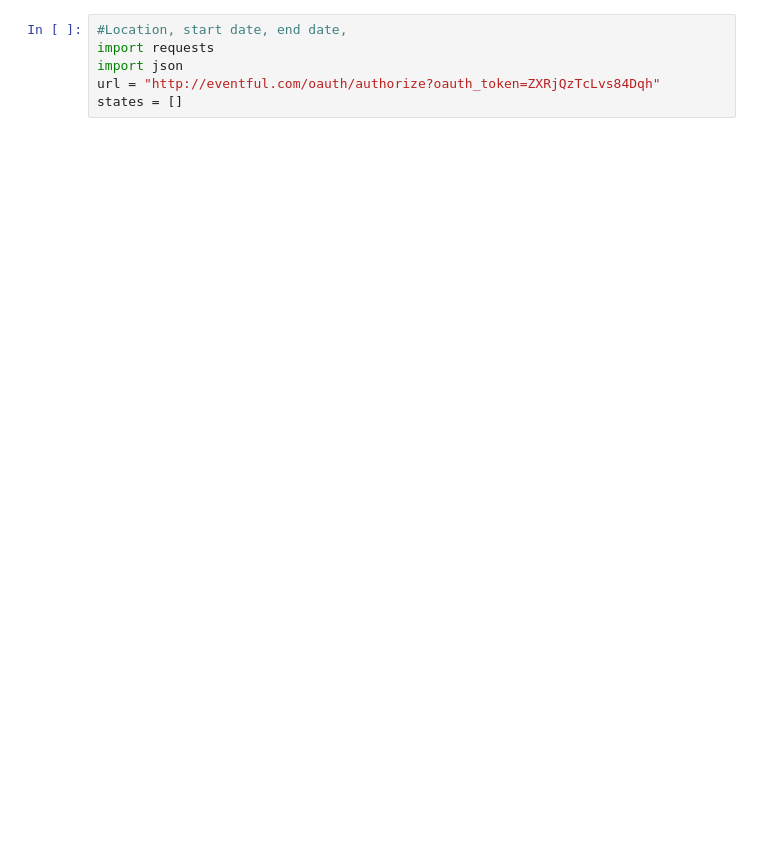
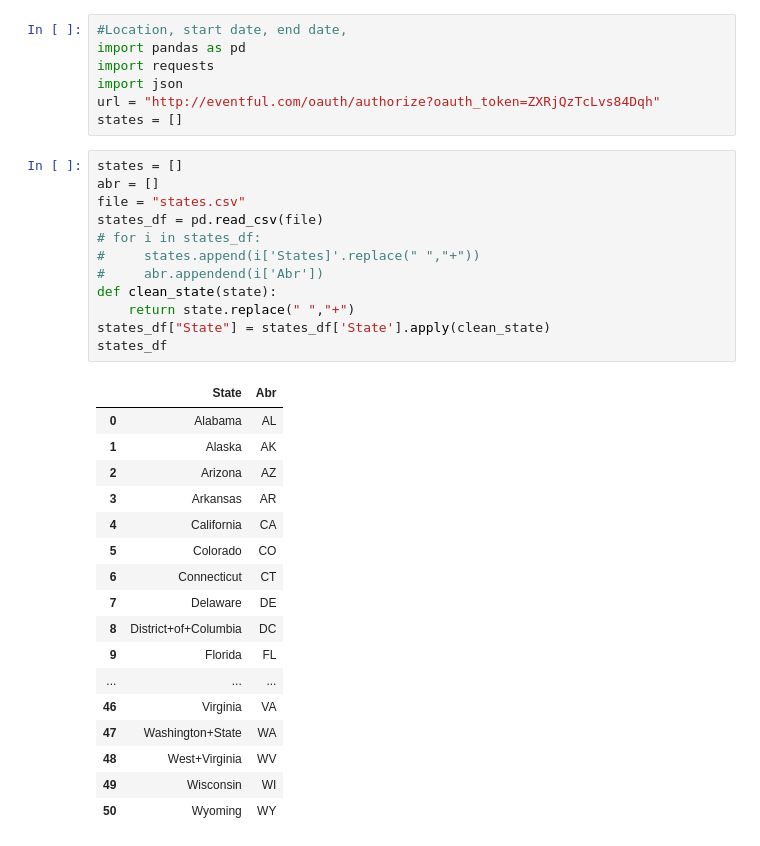
Before and after one commit to SpencerHitchcock/vacation_explorer, a Jupyter notebook: data/data.ipynb, the cells around one changed output. Saved outputs shown, nothing was run; the diff lists cells and outputs as text; blank space fills up the shorter version.

```diff
--- a/data/data.ipynb
+++ b/data/data.ipynb
@@ -1,6 +1,37 @@
 # %%
 #Location, start date, end date,
+import pandas as pd
 import requests
 import json
 url = "http://eventful.com/oauth/authorize?oauth_token=ZXRjQzTcLvs84Dqh"
 states = []
+# %%
+states = []
+abr = []
+file = "states.csv"
+states_df = pd.read_csv(file)
+# for i in states_df:
+#     states.append(i['States]'.replace(" ","+"))
+#     abr.appendend(i['Abr'])
+def clean_state(state):
+    return state.replace(" ","+")
+states_df["State"] = states_df['State'].apply(clean_state)
+states_df
+# %% [output]
+|  | State | Abr |
+| 0 | Alabama | AL |
+| 1 | Alaska | AK |
+| 2 | Arizona | AZ |
+| 3 | Arkansas | AR |
+| 4 | California | CA |
+| 5 | Colorado | CO |
+| 6 | Connecticut | CT |
+| 7 | Delaware | DE |
+| 8 | District+of+Columbia | DC |
+| 9 | Florida | FL |
+| ... | ... | ... |
+| 46 | Virginia | VA |
+| 47 | Washington+State | WA |
+| 48 | West+Virginia | WV |
+| 49 | Wisconsin | WI |
+| 50 | Wyoming | WY |
```
Also changed, not shown: parts of 10 cells of this notebook, 3 other files.
